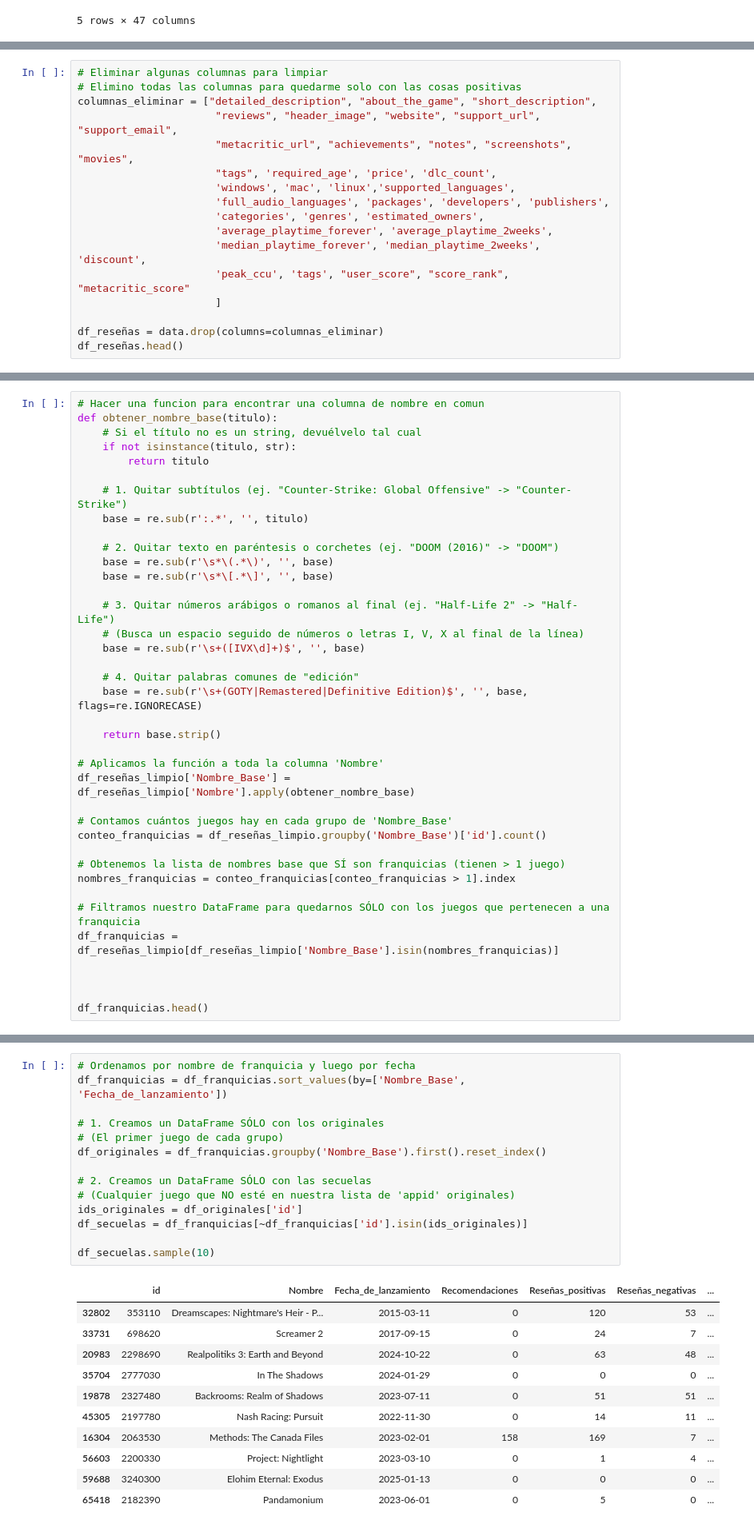
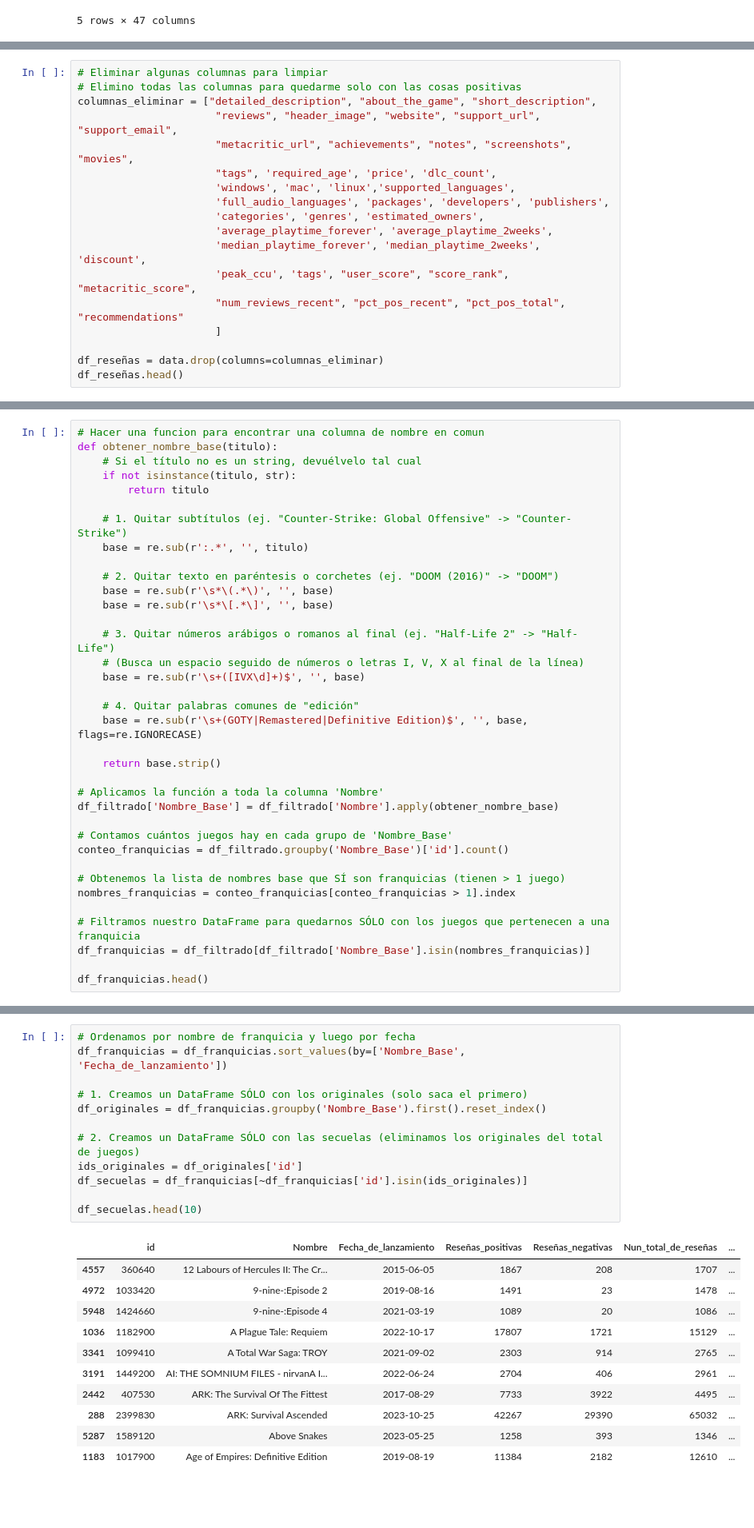
Before and after one commit to claudiocanales721/Proyecto-cs-de-datos, a Jupyter notebook: Partes_separadas_del_proyecto/chichoRM/Proceso.ipynb, the cells around one changed output, grey strips where cells are left out. Shown: that part at 80% size. Drawn from its saved outputs; the diff is of its cells as text; blank space fills up the shorter version.

```diff
--- a/Partes_separadas_del_proyecto/chichoRM/Proceso.ipynb
+++ b/Partes_separadas_del_proyecto/chichoRM/Proceso.ipynb
@@ -78,7 +99,8 @@ columnas_eliminar = ["detailed_description", "about_the_game", "short_descriptio
                       'categories', 'genres', 'estimated_owners',
                       'average_playtime_forever', 'average_playtime_2weeks',
                       'median_playtime_forever', 'median_playtime_2weeks', 'discount',
-                      'peak_ccu', 'tags', "user_score", "score_rank", "metacritic_score"
+                      'peak_ccu', 'tags', "user_score", "score_rank", "metacritic_score",
+                      "num_reviews_recent", "pct_pos_recent", "pct_pos_total", "recommendations"
                       ]
 
 df_reseñas = data.drop(columns=columnas_eliminar)
@@ -143,18 +193,16 @@ def obtener_nombre_base(titulo):
     return base.strip()
 
 # Aplicamos la función a toda la columna 'Nombre'
-df_reseñas_limpio['Nombre_Base'] = df_reseñas_limpio['Nombre'].apply(obtener_nombre_base)
+df_filtrado['Nombre_Base'] = df_filtrado['Nombre'].apply(obtener_nombre_base)
 
 # Contamos cuántos juegos hay en cada grupo de 'Nombre_Base'
-conteo_franquicias = df_reseñas_limpio.groupby('Nombre_Base')['id'].count()
+conteo_franquicias = df_filtrado.groupby('Nombre_Base')['id'].count()
 
 # Obtenemos la lista de nombres base que SÍ son franquicias (tienen > 1 juego)
 nombres_franquicias = conteo_franquicias[conteo_franquicias > 1].index
 
 # Filtramos nuestro DataFrame para quedarnos SÓLO con los juegos que pertenecen a una franquicia
-df_franquicias = df_reseñas_limpio[df_reseñas_limpio['Nombre_Base'].isin(nombres_franquicias)]
-
-
+df_franquicias = df_filtrado[df_filtrado['Nombre_Base'].isin(nombres_franquicias)]
 
 df_franquicias.head()
 # %% [output]
@@ -167,26 +224,24 @@ df_franquicias.head()
 # %%
 # Ordenamos por nombre de franquicia y luego por fecha
 df_franquicias = df_franquicias.sort_values(by=['Nombre_Base', 'Fecha_de_lanzamiento'])
 
-# 1. Creamos un DataFrame SÓLO con los originales
-# (El primer juego de cada grupo)
+# 1. Creamos un DataFrame SÓLO con los originales (solo saca el primero)
 df_originales = df_franquicias.groupby('Nombre_Base').first().reset_index()
 
-# 2. Creamos un DataFrame SÓLO con las secuelas
-# (Cualquier juego que NO esté en nuestra lista de 'appid' originales)
+# 2. Creamos un DataFrame SÓLO con las secuelas (eliminamos los originales del total de juegos)
 ids_originales = df_originales['id']
 df_secuelas = df_franquicias[~df_franquicias['id'].isin(ids_originales)]
 
-df_secuelas.sample(10)
+df_secuelas.head(10)
 # %% [output]
-|  | id | Nombre | Fecha_de_lanzamiento | Recomendaciones | Reseñas_positivas | Reseñas_negativas | ... |
-| 32802 | 353110 | Dreamscapes: Nightmare's Heir - P... | 2015-03-11 | 0 | 120 | 53 | ... |
-| 33731 | 698620 | Screamer 2 | 2017-09-15 | 0 | 24 | 7 | ... |
-| 20983 | 2298690 | Realpolitiks 3: Earth and Beyond | 2024-10-22 | 0 | 63 | 48 | ... |
-| 35704 | 2777030 | In The Shadows | 2024-01-29 | 0 | 0 | 0 | ... |
-| 19878 | 2327480 | Backrooms: Realm of Shadows | 2023-07-11 | 0 | 51 | 51 | ... |
-| 45305 | 2197780 | Nash Racing: Pursuit | 2022-11-30 | 0 | 14 | 11 | ... |
-| 16304 | 2063530 | Methods: The Canada Files | 2023-02-01 | 158 | 169 | 7 | ... |
-| 56603 | 2200330 | Project: Nightlight | 2023-03-10 | 0 | 1 | 4 | ... |
-| 59688 | 3240300 | Elohim Eternal: Exodus | 2025-01-13 | 0 | 0 | 0 | ... |
-| 65418 | 2182390 | Pandamonium | 2023-06-01 | 0 | 5 | 0 | ... |
+|  | id | Nombre | Fecha_de_lanzamiento | Reseñas_positivas | Reseñas_negativas | Nun_total_de_reseñas | ... |
+| 4557 | 360640 | 12 Labours of Hercules II: The Cr... | 2015-06-05 | 1867 | 208 | 1707 | ... |
+| 4972 | 1033420 | 9-nine-:Episode 2 | 2019-08-16 | 1491 | 23 | 1478 | ... |
+| 5948 | 1424660 | 9-nine-:Episode 4 | 2021-03-19 | 1089 | 20 | 1086 | ... |
+| 1036 | 1182900 | A Plague Tale: Requiem | 2022-10-17 | 17807 | 1721 | 15129 | ... |
+| 3341 | 1099410 | A Total War Saga: TROY | 2021-09-02 | 2303 | 914 | 2765 | ... |
+| 3191 | 1449200 | AI: THE SOMNIUM FILES - nirvanA I... | 2022-06-24 | 2704 | 406 | 2961 | ... |
+| 2442 | 407530 | ARK: The Survival Of The Fittest | 2017-08-29 | 7733 | 3922 | 4495 | ... |
+| 288 | 2399830 | ARK: Survival Ascended | 2023-10-25 | 42267 | 29390 | 65032 | ... |
+| 5287 | 1589120 | Above Snakes | 2023-05-25 | 1258 | 393 | 1346 | ... |
+| 1183 | 1017900 | Age of Empires: Definitive Edition | 2019-08-19 | 11384 | 2182 | 12610 | ... |
```
Also changed, not shown: parts of 31 cells of this notebook.
